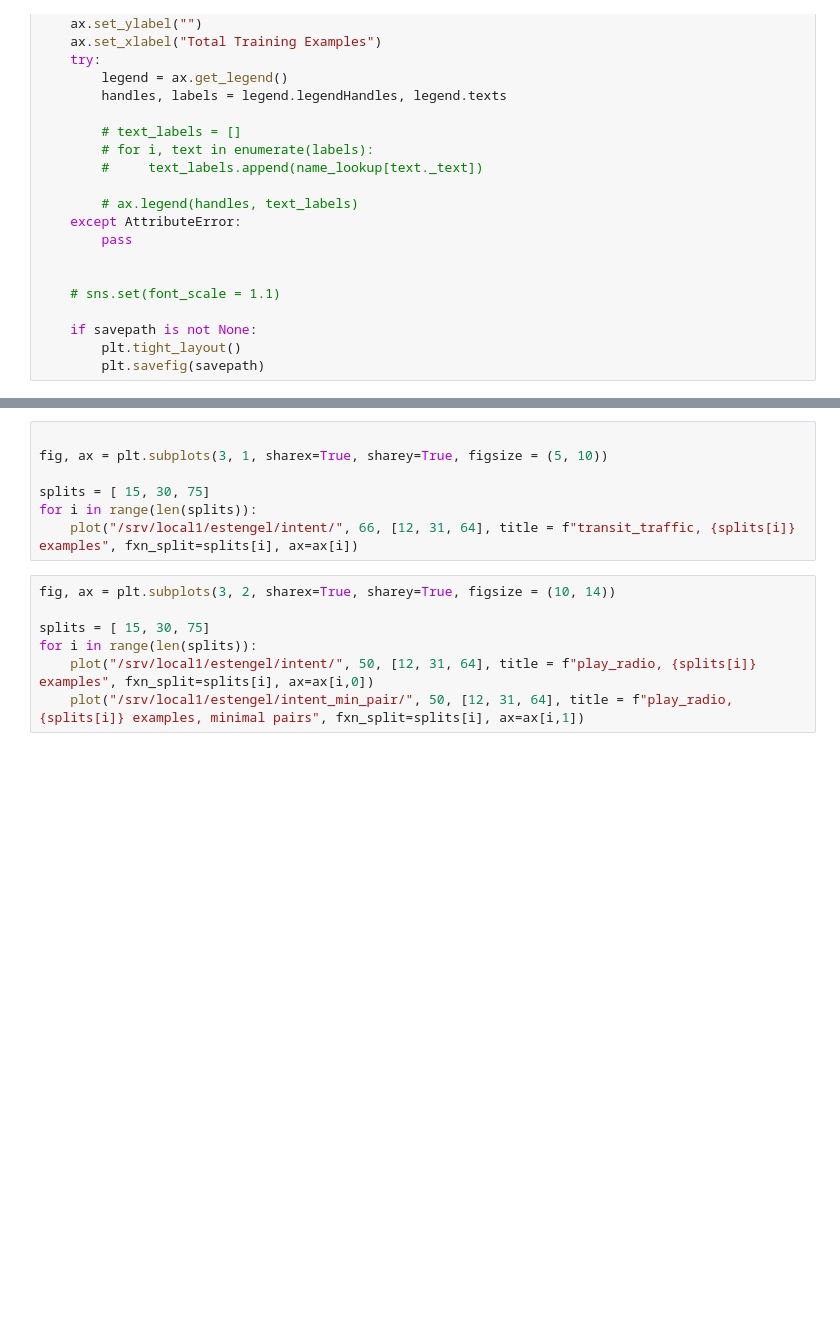
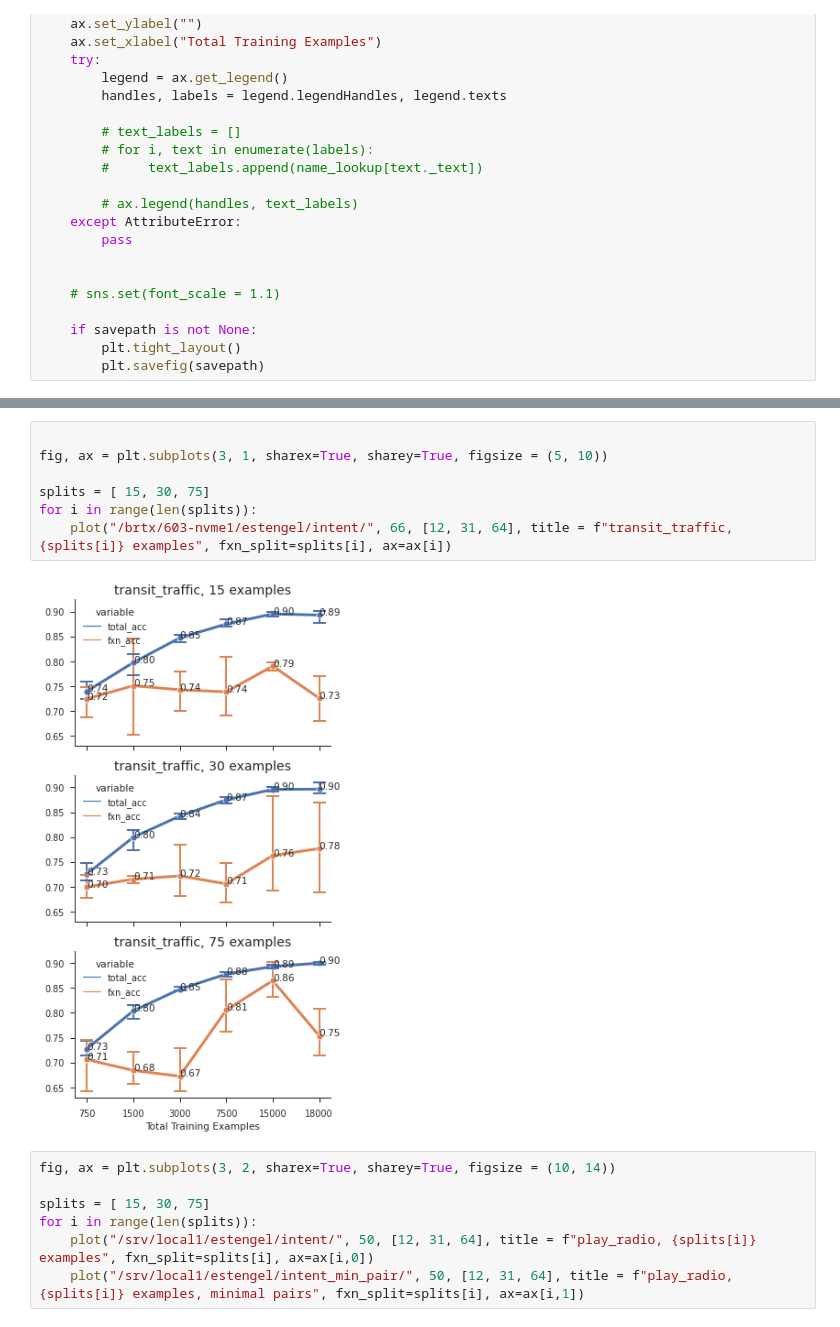
Before and after one commit to esteng/calibration_miso, a Jupyter notebook: intent/plots.ipynb, the cells around one changed output, grey strips where cells are left out. Cells and saved outputs as stored; diff of their text form; blank space fills up the shorter version.

```diff
--- a/intent/plots.ipynb
+++ b/intent/plots.ipynb
@@ -107,10 +107,12 @@ for i in range(len(splits)):
 # %%
 
 fig, ax = plt.subplots(3, 1, sharex=True, sharey=True, figsize = (5, 10))
 
 splits = [ 15, 30, 75]
 for i in range(len(splits)):
-    plot("/srv/local1/estengel/intent/", 66, [12, 31, 64], title = f"transit_traffic, {splits[i]} examples", fxn_split=splits[i], ax=ax[i])
+    plot("/brtx/603-nvme1/estengel/intent/", 66, [12, 31, 64], title = f"transit_traffic, {splits[i]} examples", fxn_split=splits[i], ax=ax[i])
+# %% [output]
+[figure, added]
 # %%
 fig, ax = plt.subplots(3, 2, sharex=True, sharey=True, figsize = (10, 14))
 
```
Also changed, not shown: parts of 1 cell of this notebook, 2 other files.
